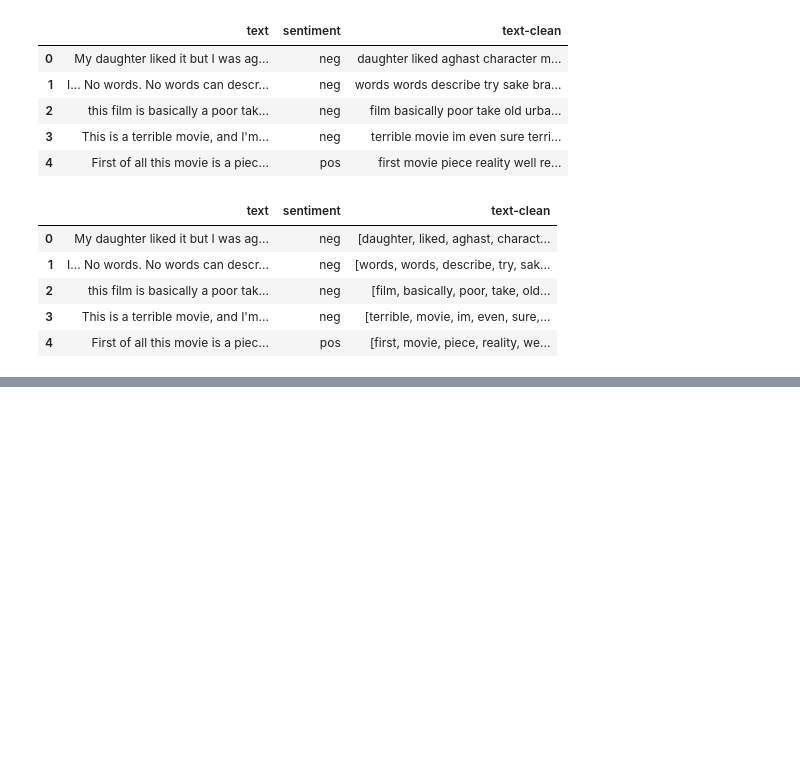
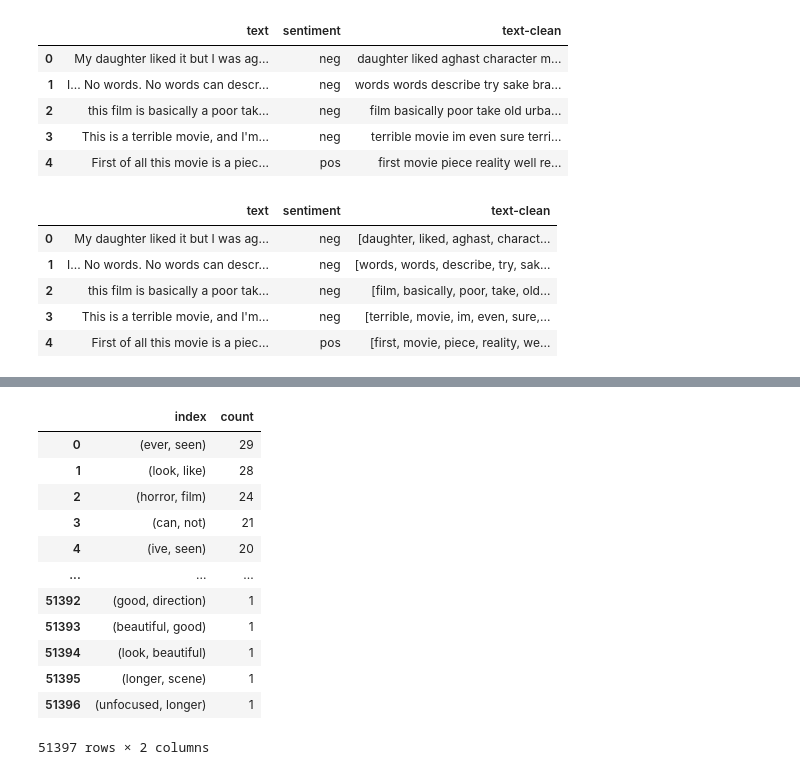
Before and after one commit to wanderer878/jupyter, a Jupyter notebook: imdb_movie_reviews_model.ipynb, the cells around one changed output, grey strips where cells are left out. Cells and saved outputs as stored; diff of their text form; code cells hidden in the pictures; blank space fills up the shorter version.

```diff
--- a/imdb_movie_reviews_model.ipynb
+++ b/imdb_movie_reviews_model.ipynb
@@ -239,6 +241,7 @@ data.head()
 # %%
 nltk.download('stopwords')
 en_stopwords = stopwords.words('english')
+en_stopwords.append('br')
 # %% [output]
 [nltk_data] Downloading package stopwords to
 [nltk_data]     C:\Users\usama\AppData\Roaming\nltk_data...
@@ -265,0 +331,17 @@ data.head()
+# %%
+bigrams = pd.Series(nltk.ngrams(token_clean, 2)).value_counts().reset_index()
+bigrams
+# %% [output]
+|  | index | count |
+| 0 | (ever, seen) | 29 |
+| 1 | (look, like) | 28 |
+| 2 | (horror, film) | 24 |
+| 3 | (can, not) | 21 |
+| 4 | (ive, seen) | 20 |
+| ... | ... | ... |
+| 51392 | (good, direction) | 1 |
+| 51393 | (beautiful, good) | 1 |
+| 51394 | (look, beautiful) | 1 |
+| 51395 | (longer, scene) | 1 |
+| 51396 | (unfocused, longer) | 1 |
+51397 rows × 2 columns
```
Also changed, not shown: parts of 10 cells of this notebook.
